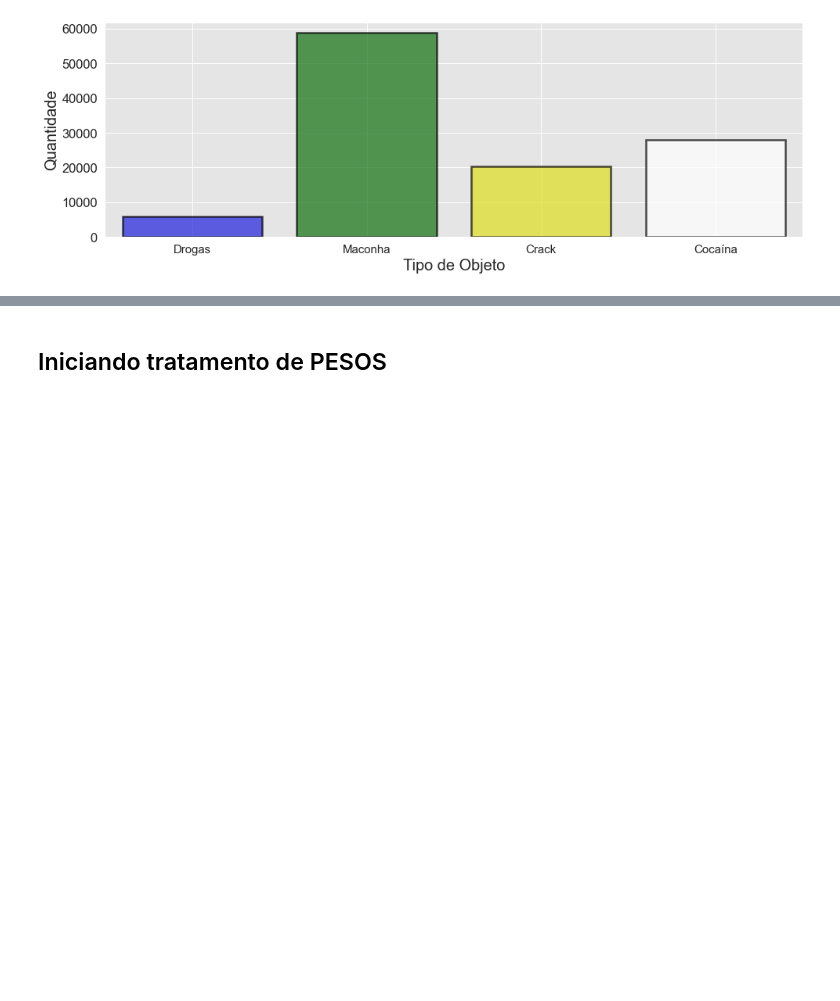
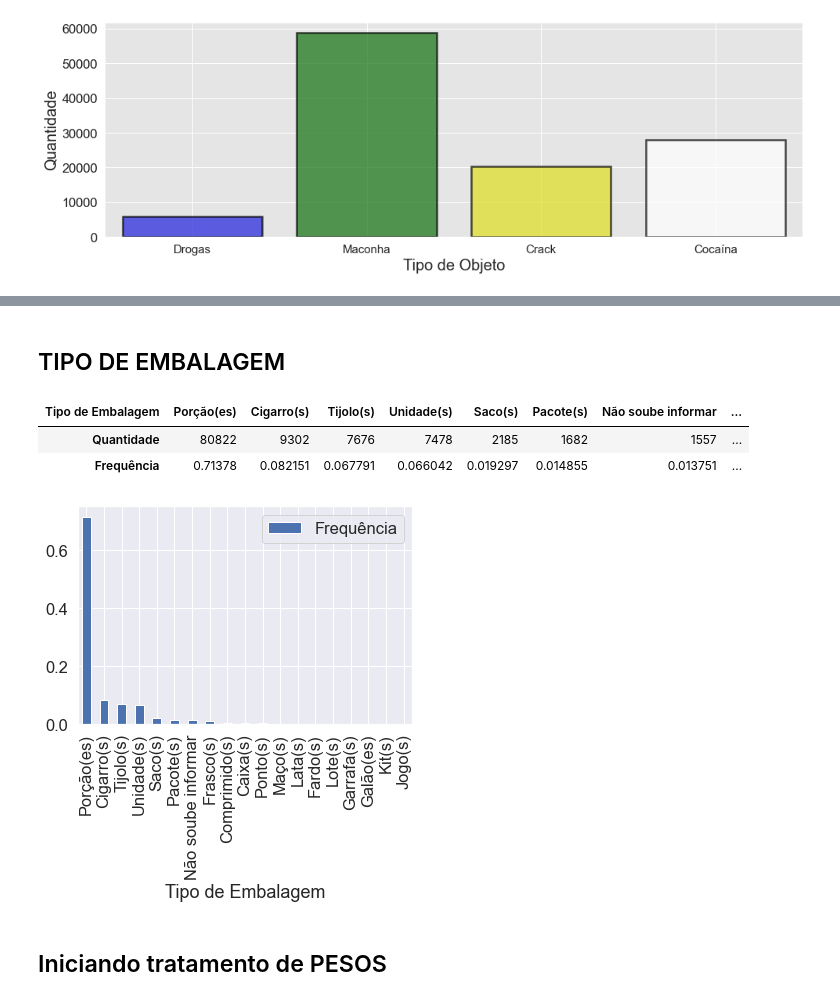
Before and after one commit to giuliannocappellari/Grafos, a Jupyter notebook: Indicadores/Drogas_Reclassificacao.ipynb, the cells around one changed output, grey strips where cells are left out. Cells and saved outputs as stored; diff of their text form; code cells hidden in the pictures; blank space fills up the shorter version.

```diff
--- a/Indicadores/Drogas_Reclassificacao.ipynb
+++ b/Indicadores/Drogas_Reclassificacao.ipynb
@@ -190,2 +235,11 @@ reclassificacao.head(5)
+# %% [markdown]
+## TIPO DE EMBALAGEM
+# %%
+plota_frequencia(reclassificacao, 'Tipo de Embalagem')
+# %% [output]
+| Tipo de Embalagem | Porção(es) | Cigarro(s) | Tijolo(s) | Unidade(s) | Saco(s) | Pacote(s) | Não soube informar | ... |
+| Quantidade | 80822 | 9302 | 7676 | 7478 | 2185 | 1682 | 1557 | ... |
+| Frequência | 0.71378 | 0.082151 | 0.067791 | 0.066042 | 0.019297 | 0.014855 | 0.013751 | ... |
+[figure, added]
 # %% [markdown]
 ## Iniciando tratamento de PESOS
```
Also changed, not shown: parts of 17 cells of this notebook, 1 other file.
